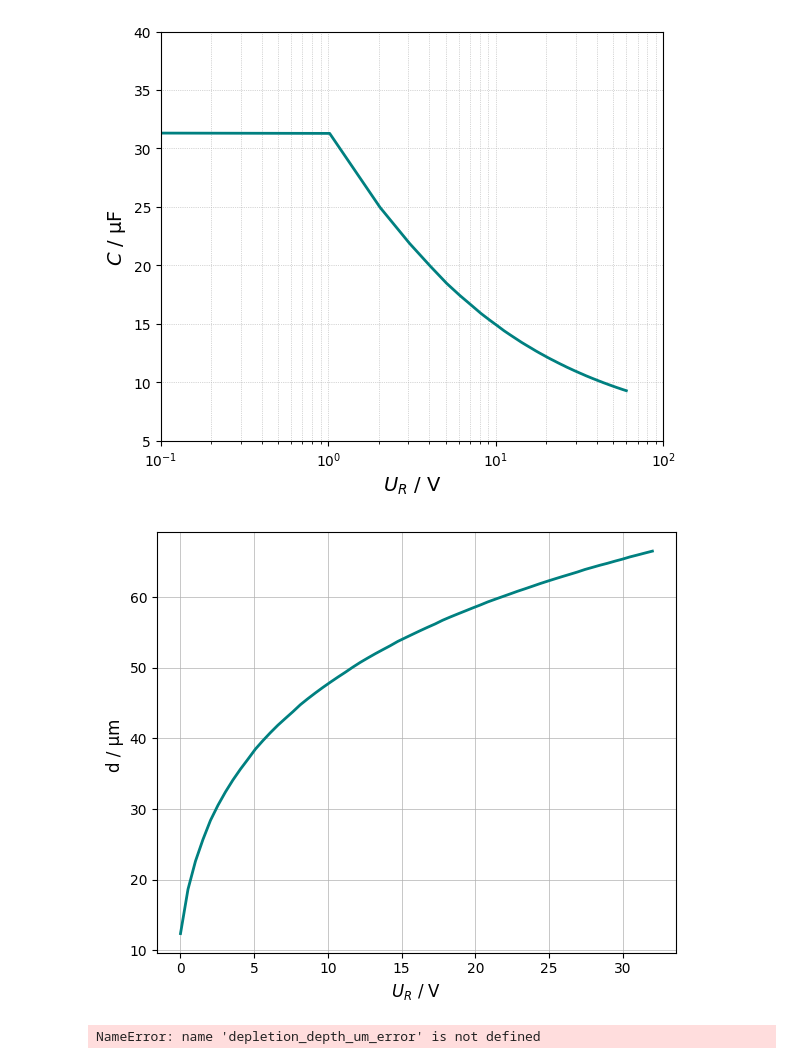
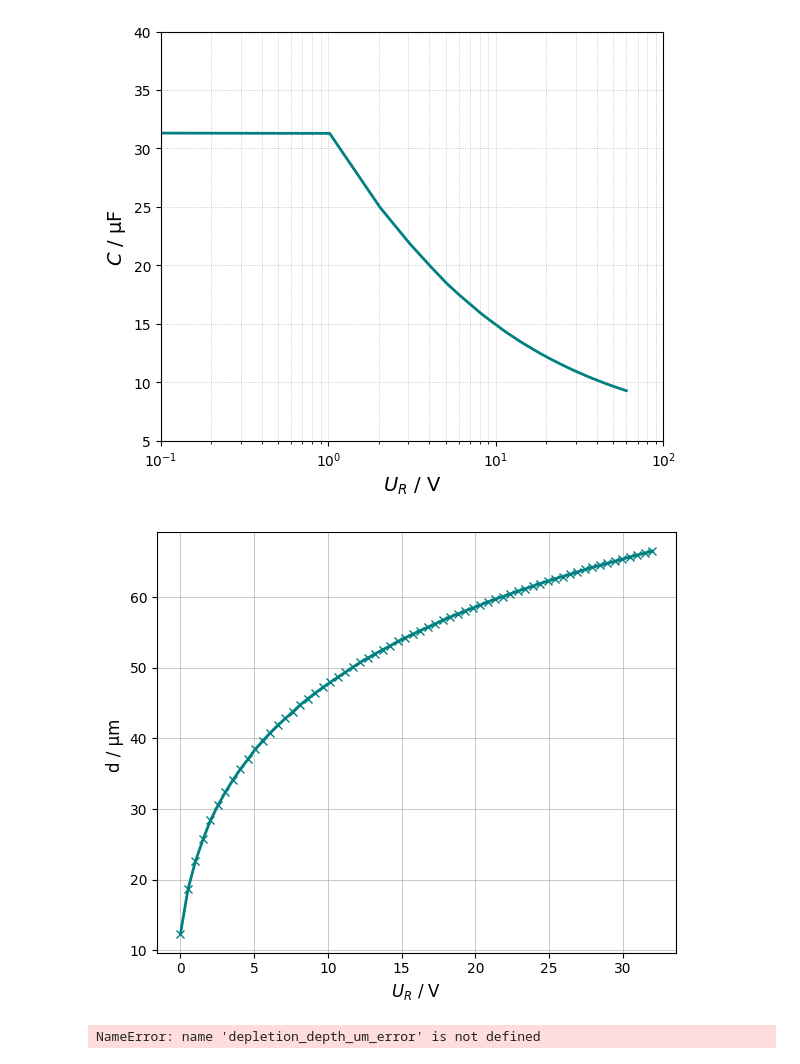
Before and after one commit to rojinaks/diy-particle-detector-V2, a Jupyter notebook: codes/diode/cvsv.ipynb, the cells around one changed output. Drawn from its saved outputs; the diff is of its cells as text; code cells hidden in the pictures.

```diff
--- a/codes/diode/cvsv.ipynb
+++ b/codes/diode/cvsv.ipynb
@@ -234,35 +234,35 @@ columns = [
     "mean_primary", "std_primary", "mean_secondary", "std_secondary"
 ]
 df = pd.read_csv(StringIO(''.join(data_lines)), names=columns)
 
 # Nur gültige Kapazitätswerte
 #df = df[df["mean_primary"] > 0]
 df["C_pF"] = df["mean_primary"]
 
 # Konstanten für Berechnung
 epsilon_0 = 8.854e-12  # F/m
 epsilon_r = 11.7
 A = 7.02e-6  # m²
 
 # Berechnung der Verarmungstiefe
 df["C_farad"] = df["C_pF"] #* 1e-12
 df["depletion_depth_um"] = (epsilon_0 * epsilon_r * A / df["C_farad"]) * 1e6  # in µm
 
 # Sortieren für saubere Plotlinie
 df = df.sort_values("bias")
 
 # Plot im Stil des neuen Beispiels
 plt.figure(figsize=(6, 5))
-plt.plot(df["bias"], df["depletion_depth_um"], color='teal', linewidth=2)
+plt.plot(df["bias"], df["depletion_depth_um"], color='teal', linewidth=2 , marker = 'x')
 plt.xlabel(r"$U_R$ / V", fontsize=12)
 plt.ylabel("d / µm ", fontsize=12)
 #plt.title('Depletion layer depth gegen Reversed bias voltage')
 plt.grid(True, which="both", linestyle="-", linewidth=0.5)
 plt.tight_layout()
 plt.savefig("depletion_depth_vs_bias_linear.pdf")
 plt.show()
 # %% [output]
-[figure, old version]
+[figure, new version]
 # %%
 # Kapazität und Fehler in Farad
 df["C_farad"] = df["C_pF"]  # falls schon in Farad, sonst * 1e-12
```
Also changed, not shown: parts of 1 cell of this notebook, 9 other files.
